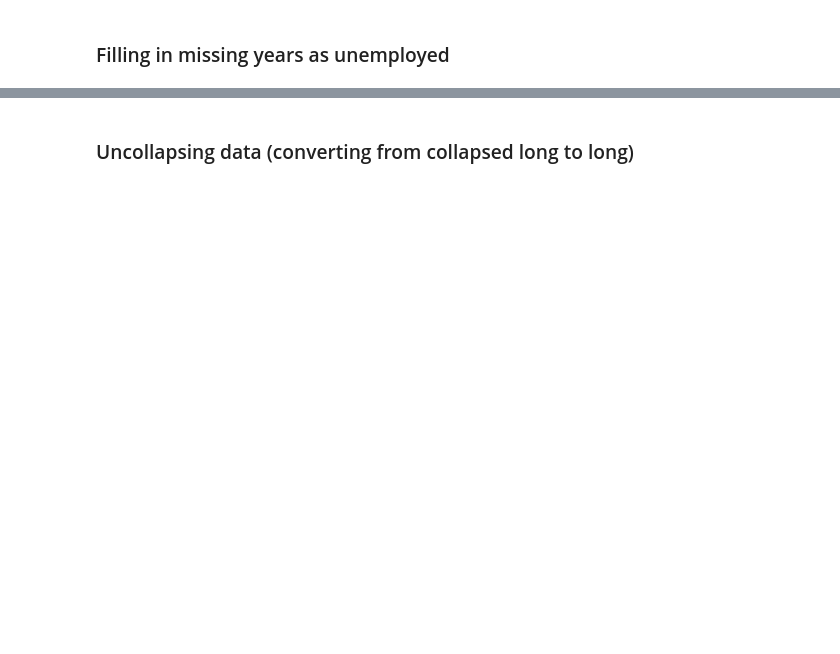
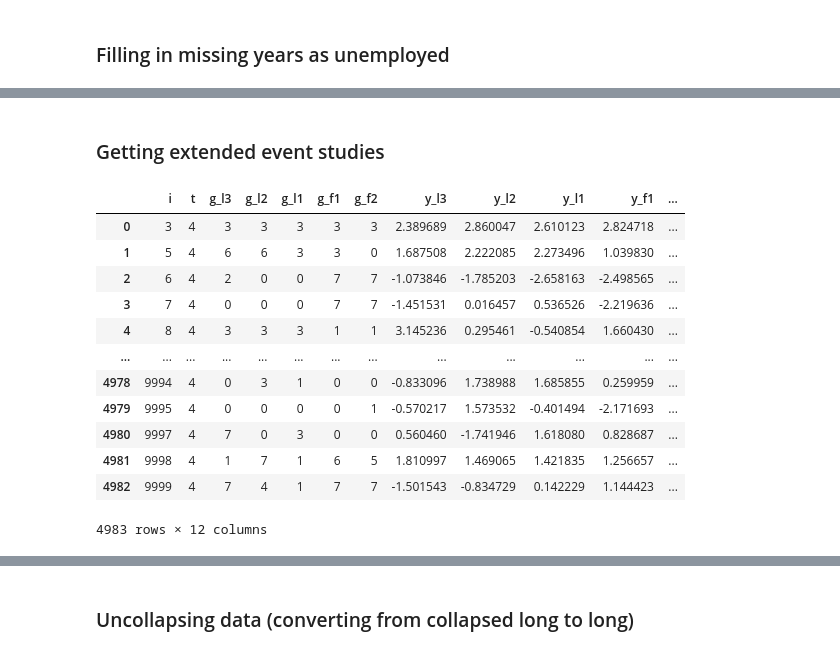
Before and after one commit to tlamadon/bipartitepandas, a Jupyter notebook: docs-src/source/notebooks/extra_features_examples.ipynb, the cells around one changed output, grey strips where cells are left out. Cells and saved outputs as stored; diff of their text form; code cells hidden in the pictures; blank space fills up the shorter version.

```diff
--- a/docs-src/source/notebooks/extra_features_examples.ipynb
+++ b/docs-src/source/notebooks/extra_features_examples.ipynb
@@ -164 +152,25 @@ display(bdf.fill_periods()) # Can specify fill_j=x instead of -1 and fill_y=y in
 50000 rows × 4 columns
+# %% [markdown]
+### Getting extended event studies
+# %%
+# BipartitePandas allows you to use clustered long data to generate event studies with more than 2 periods (note they only return i, t, g, and y columns)
+sim_data = bpd.SimBipartite().sim_network()[['i', 'j', 'y', 't']]
+bdf = bpd.BipartiteLong(sim_data)
+bdf = bdf.clean_data()
+bdf = bdf.cluster()
+es_extended = bdf.get_es_extended(periods_pre=3, periods_post=2, stable_pre=False, stable_post=False) # periods_post includes the first period after the transition
+display(es_extended)
+# %% [output]
+|  | i | t | g_l3 | g_l2 | g_l1 | g_f1 | g_f2 | y_l3 | y_l2 | y_l1 | y_f1 | ... |
+| 0 | 3 | 4 | 3 | 3 | 3 | 3 | 3 | 2.389689 | 2.860047 | 2.610123 | 2.824718 | ... |
+| 1 | 5 | 4 | 6 | 6 | 3 | 3 | 0 | 1.687508 | 2.222085 | 2.273496 | 1.039830 | ... |
+| 2 | 6 | 4 | 2 | 0 | 0 | 7 | 7 | -1.073846 | -1.785203 | -2.658163 | -2.498565 | ... |
+| 3 | 7 | 4 | 0 | 0 | 0 | 7 | 7 | -1.451531 | 0.016457 | 0.536526 | -2.219636 | ... |
+| 4 | 8 | 4 | 3 | 3 | 3 | 1 | 1 | 3.145236 | 0.295461 | -0.540854 | 1.660430 | ... |
+| ... | ... | ... | ... | ... | ... | ... | ... | ... | ... | ... | ... | ... |
+| 4978 | 9994 | 4 | 0 | 3 | 1 | 0 | 0 | -0.833096 | 1.738988 | 1.685855 | 0.259959 | ... |
+| 4979 | 9995 | 4 | 0 | 0 | 0 | 0 | 1 | -0.570217 | 1.573532 | -0.401494 | -2.171693 | ... |
+| 4980 | 9997 | 4 | 7 | 0 | 3 | 0 | 0 | 0.560460 | -1.741946 | 1.618080 | 0.828687 | ... |
+| 4981 | 9998 | 4 | 1 | 7 | 1 | 6 | 5 | 1.810997 | 1.469065 | 1.421835 | 1.256657 | ... |
+| 4982 | 9999 | 4 | 7 | 4 | 1 | 7 | 7 | -1.501543 | -0.834729 | 0.142229 | 1.144423 | ... |
+4983 rows × 12 columns
```
Also changed, not shown: parts of 15 cells of this notebook, 6 other files.
